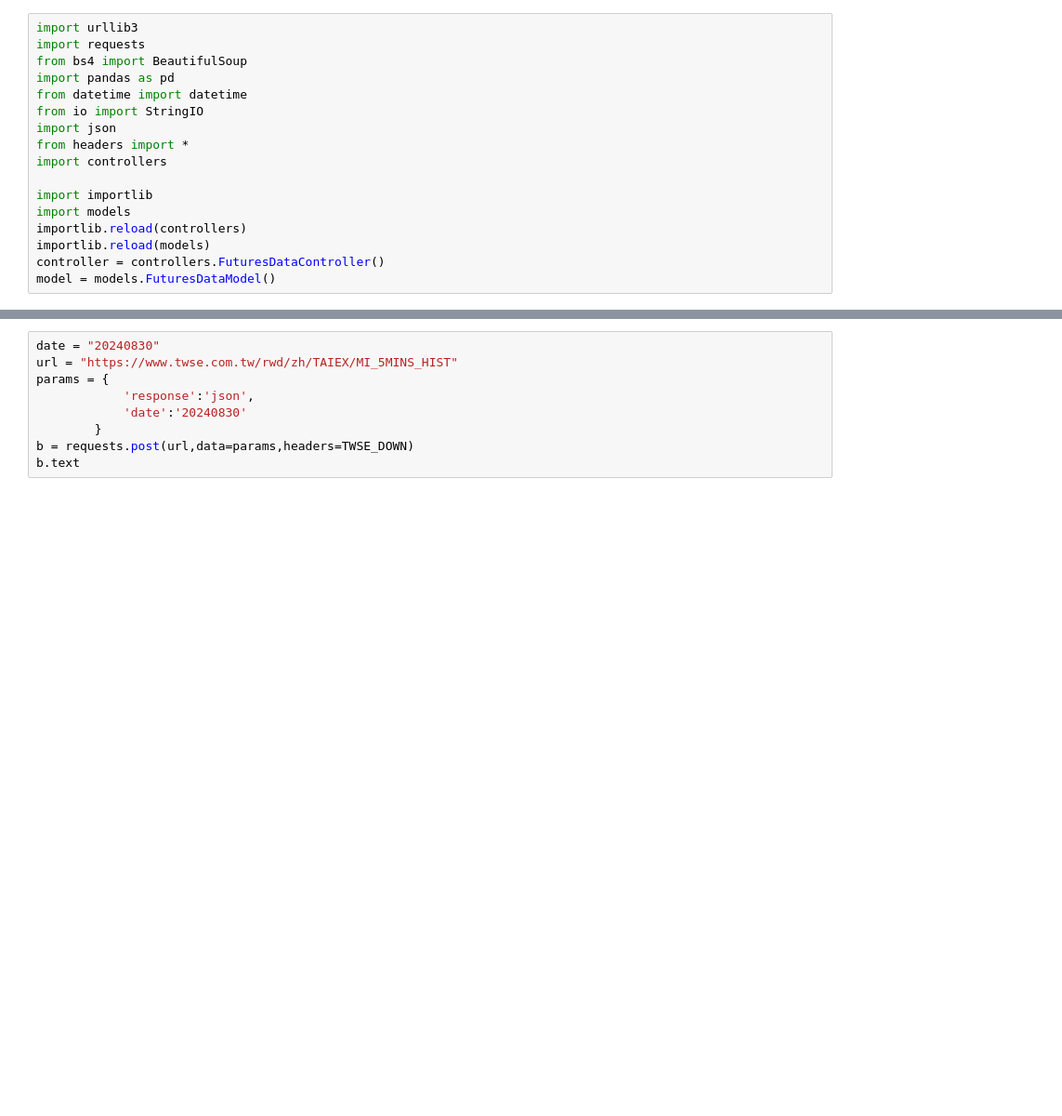
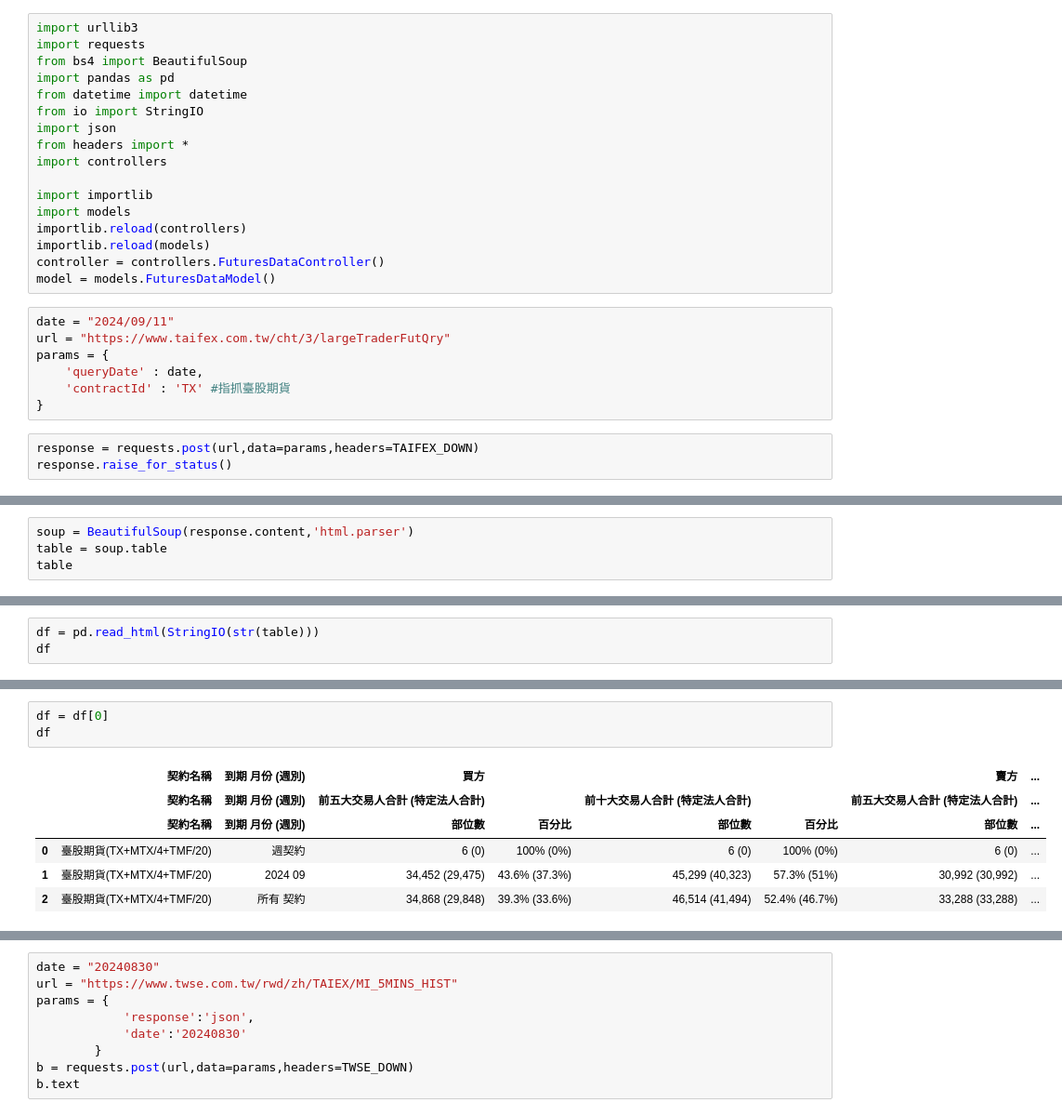
Before and after one commit to hsingyung-wang/pyDB, a Jupyter notebook: crawler_taiex.ipynb, the cells around one changed output, grey strips where cells are left out. Shown at 93% size. Cells and saved outputs as stored; diff of their text form; blank space fills up the shorter version.

```diff
--- a/crawler_taiex.ipynb
+++ b/crawler_taiex.ipynb
@@ -15,3 +15,13 @@ importlib.reload(controllers)
 importlib.reload(models)
 controller = controllers.FuturesDataController()
 model = models.FuturesDataModel()
+# %%
+date = "2024/09/11"
+url = "https://www.taifex.com.tw/cht/3/largeTraderFutQry"
+params = {
+    'queryDate' : date,
+    'contractId' : 'TX' #指抓臺股期貨
+}
+# %%
+response = requests.post(url,data=params,headers=TAIFEX_DOWN)
+response.raise_for_status()
@@ -17,0 +33,4 @@ model = models.FuturesDataModel()
+# %%
+soup = BeautifulSoup(response.content,'html.parser')
+table = soup.table
+table
@@ -17,0 +55,3 @@ model = models.FuturesDataModel()
+# %%
+df = pd.read_html(StringIO(str(table)))
+df
@@ -17,0 +79,10 @@ model = models.FuturesDataModel()
+# %%
+df = df[0]
+df
+# %% [output]
+|  | 契約名稱 | 到期 月份 (週別) | 買方 |  |  |  | 賣方 | ... |
+|  | 契約名稱 | 到期 月份 (週別) | 前五大交易人合計 (特定法人合計) |  | 前十大交易人合計 (特定法人合計) |  | 前五大交易人合計 (特定法人合計) | ... |
+|  | 契約名稱 | 到期 月份 (週別) | 部位數 | 百分比 | 部位數 | 百分比 | 部位數 | ... |
+| 0 | 臺股期貨(TX+MTX/4+TMF/20) | 週契約 | 6 (0) | 100% (0%) | 6 (0) | 100% (0%) | 6 (0) | ... |
+| 1 | 臺股期貨(TX+MTX/4+TMF/20) | 2024 09 | 34,452 (29,475) | 43.6% (37.3%) | 45,299 (40,323) | 57.3% (51%) | 30,992 (30,992) | ... |
+| 2 | 臺股期貨(TX+MTX/4+TMF/20) | 所有 契約 | 34,868 (29,848) | 39.3% (33.6%) | 46,514 (41,494) | 52.4% (46.7%) | 33,288 (33,288) | ... |
```
Also changed, not shown: parts of 6 cells of this notebook, 1 other file.
